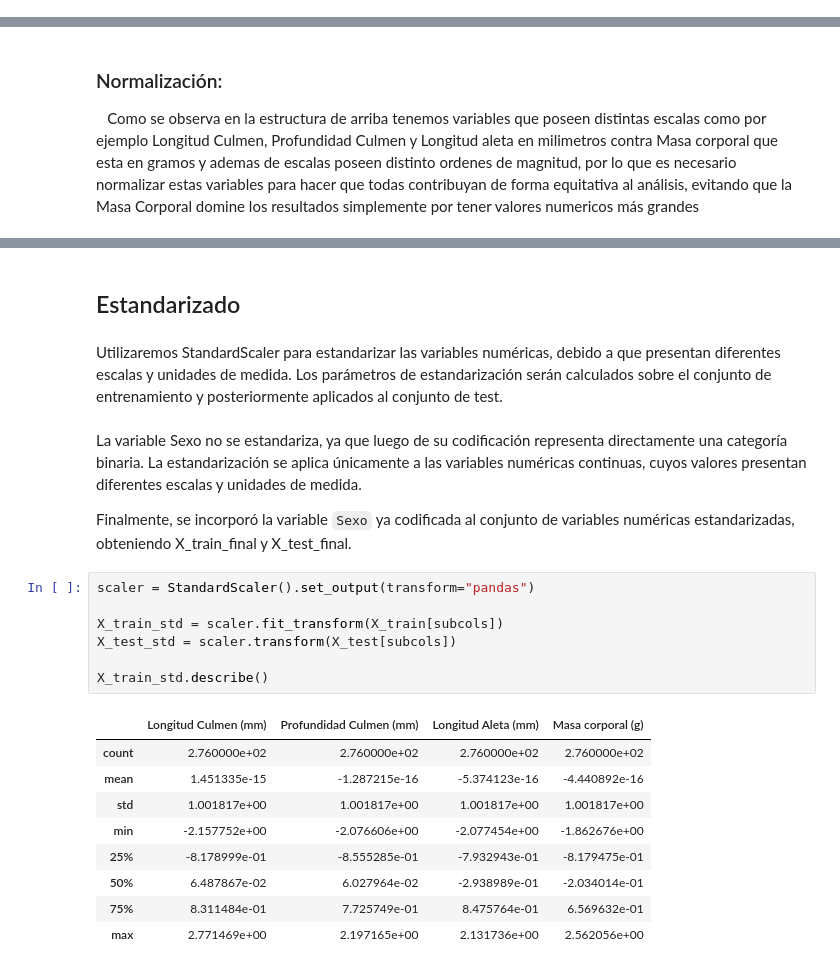
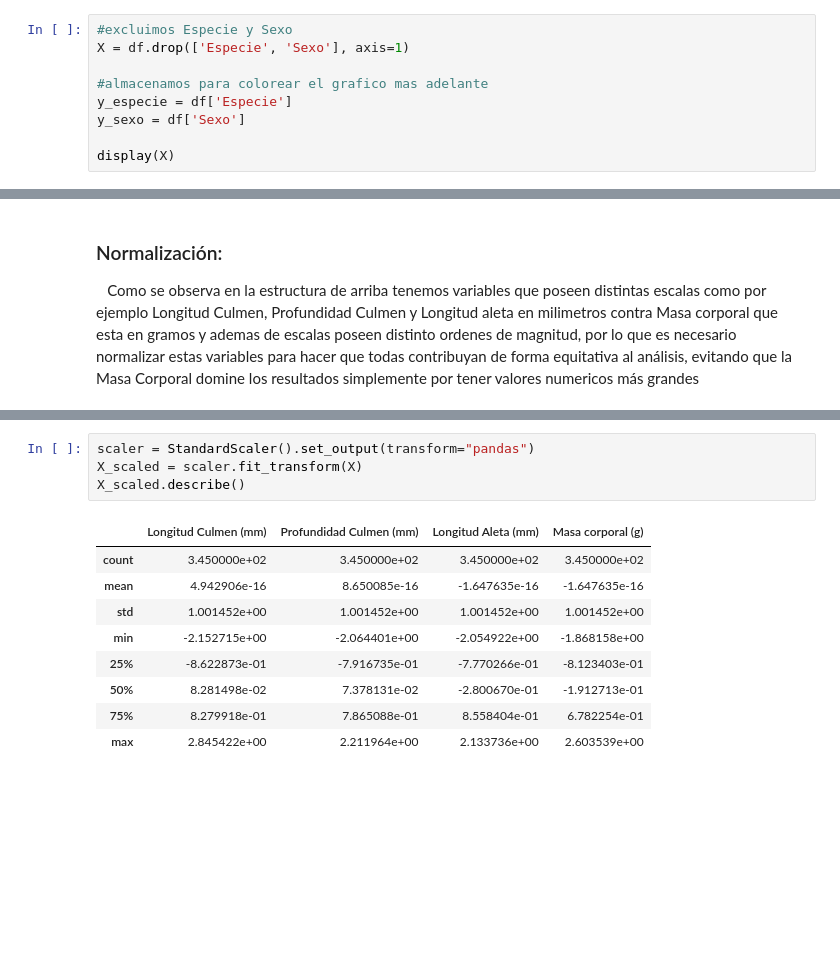
Before and after one commit to manuellazarte/TP-Mineria-Datos-Pinguinos, a Jupyter notebook: TP1_Lazarte_Larrubia.ipynb, the cells around one changed output, grey strips where cells are left out. Cells and saved outputs as stored; diff of their text form; blank space fills up the shorter version.

```diff
--- a/TP1_Lazarte_Larrubia.ipynb
+++ b/TP1_Lazarte_Larrubia.ipynb
@@ -124,3 +106,12 @@ Data columns (total 6 columns):
  5   Sexo                     337 non-null    object
 dtypes: float64(4), object(2)
 memory usage: 18.9+ KB
+# %%
+#excluimos Especie y Sexo
+X = df.drop(['Especie', 'Sexo'], axis=1)
+
+#almacenamos para colorear el grafico mas adelante
+y_especie = df['Especie']
+y_sexo = df['Sexo']
+
+display(X)
@@ -286,25 +220,14 @@ dtype: int64
-# %% [markdown]
-## Estandarizado
-# %% [markdown]
-Utilizaremos StandardScaler para estandarizar las variables numéricas, debido a que presentan diferentes escalas y unidades de medida. Los parámetros de estandarización serán calculados sobre el conjunto de entrenamiento y posteriormente aplicados al conjunto de test.
-# %% [markdown]
-La variable Sexo no se estandariza, ya que luego de su codificación representa directamente una categoría binaria. La estandarización se aplica únicamente a las variables numéricas continuas, cuyos valores presentan diferentes escalas y unidades de medida.
-
-Finalmente, se incorporó la variable `Sexo` ya codificada al conjunto de variables numéricas estandarizadas, obteniendo X_train_final y X_test_final.
 # %%
 scaler = StandardScaler().set_output(transform="pandas")
-
-X_train_std = scaler.fit_transform(X_train[subcols])
-X_test_std = scaler.transform(X_test[subcols])
-
-X_train_std.describe()
+X_scaled = scaler.fit_transform(X)
+X_scaled.describe()
 # %% [output]
 |  | Longitud Culmen (mm) | Profundidad Culmen (mm) | Longitud Aleta (mm) | Masa corporal (g) |
-| count | 2.760000e+02 | 2.760000e+02 | 2.760000e+02 | 2.760000e+02 |
-| mean | 1.451335e-15 | -1.287215e-16 | -5.374123e-16 | -4.440892e-16 |
-| std | 1.001817e+00 | 1.001817e+00 | 1.001817e+00 | 1.001817e+00 |
-| min | -2.157752e+00 | -2.076606e+00 | -2.077454e+00 | -1.862676e+00 |
-| 25% | -8.178999e-01 | -8.555285e-01 | -7.932943e-01 | -8.179475e-01 |
-| 50% | 6.487867e-02 | 6.027964e-02 | -2.938989e-01 | -2.034014e-01 |
-| 75% | 8.311484e-01 | 7.725749e-01 | 8.475764e-01 | 6.569632e-01 |
-| max | 2.771469e+00 | 2.197165e+00 | 2.131736e+00 | 2.562056e+00 |
+| count | 3.450000e+02 | 3.450000e+02 | 3.450000e+02 | 3.450000e+02 |
+| mean | 4.942906e-16 | 8.650085e-16 | -1.647635e-16 | -1.647635e-16 |
+| std | 1.001452e+00 | 1.001452e+00 | 1.001452e+00 | 1.001452e+00 |
+| min | -2.152715e+00 | -2.064401e+00 | -2.054922e+00 | -1.868158e+00 |
+| 25% | -8.622873e-01 | -7.916735e-01 | -7.770266e-01 | -8.123403e-01 |
+| 50% | 8.281498e-02 | 7.378131e-02 | -2.800670e-01 | -1.912713e-01 |
+| 75% | 8.279918e-01 | 7.865088e-01 | 8.558404e-01 | 6.782254e-01 |
+| max | 2.845422e+00 | 2.211964e+00 | 2.133736e+00 | 2.603539e+00 |
```
Also changed, not shown: parts of 49 cells of this notebook.
